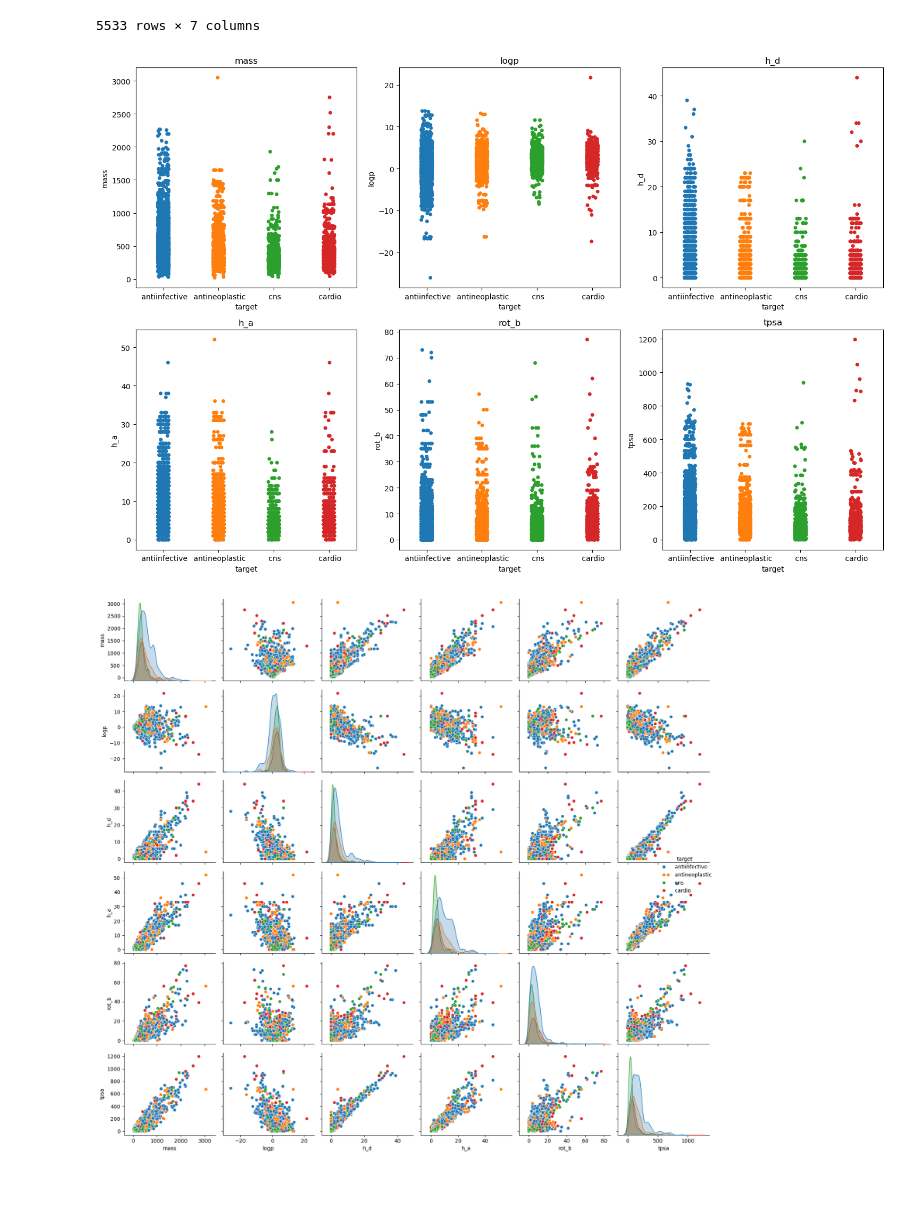
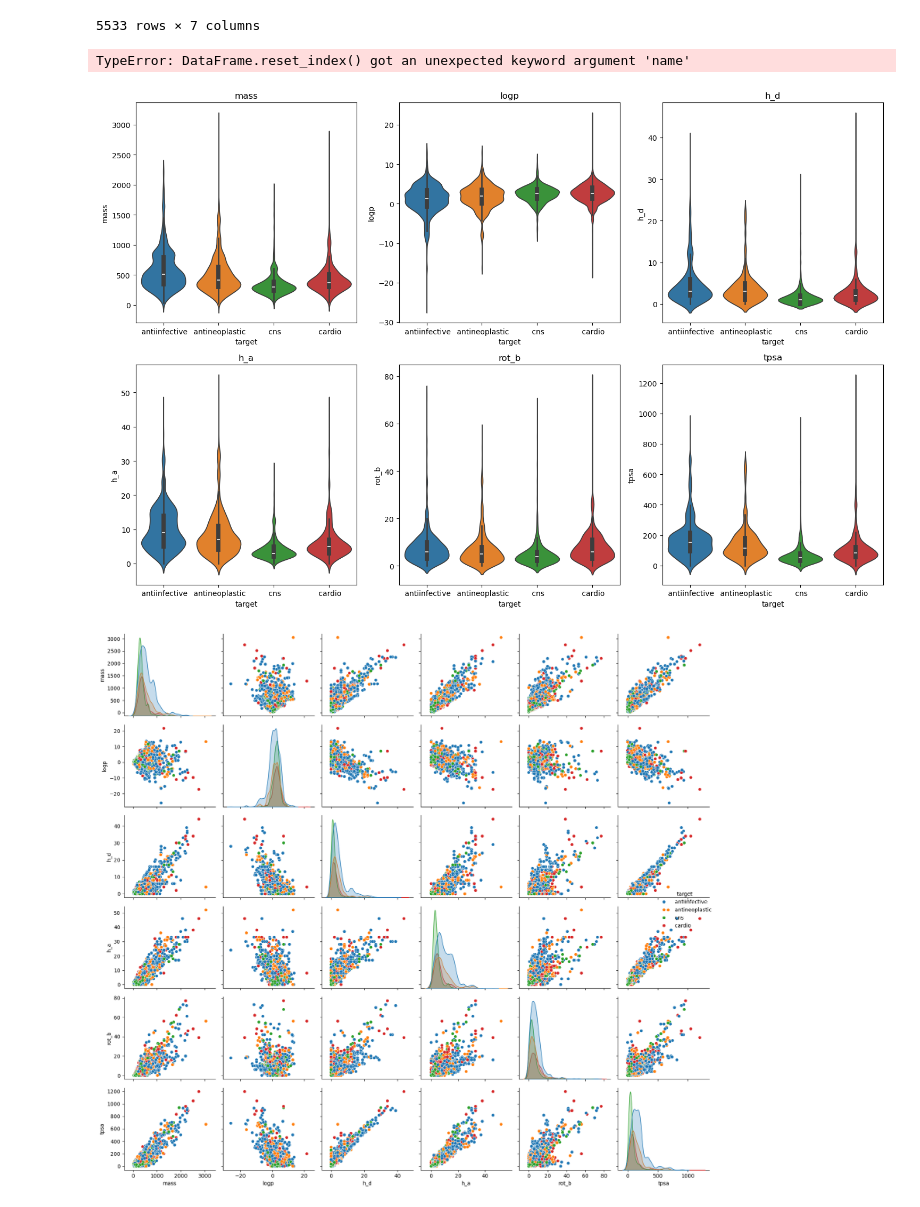
Before and after one commit to fkkarpinski/licencjat_git, a Jupyter notebook: notebook_drugs_prop.ipynb, the cells around one changed output. Saved outputs shown, nothing was run; the diff lists cells and outputs as text; code cells hidden in the pictures.

```diff
--- a/notebook_drugs_prop.ipynb
+++ b/notebook_drugs_prop.ipynb
@@ -5,10 +5,10 @@ import matplotlib.pyplot as plt
 
 seed = 8
 # %%
-df = pd.read_table("drugs_prop.txt", sep = ",")
-df.columns = df.columns.str.strip()
+data = pd.read_table("drugs_prop.txt", sep = ",")
+data.columns = data.columns.str.strip()
 
-df
+data
 # %% [output]
 |  | mass | logp | h_d | h_a | rot_b | tpsa | target |
 | 0 | 602.68 | 7.33 | 2 | 6 | 11 | 105.59 | antiinfective |
@@ -23,18 +23,30 @@ df
 | 5531 | 481.53 | 1.65 | 2 | 8 | 5 | 128.03 | antiinfective |
 | 5532 | 392.54 | 3.56 | 0 | 3 | 6 | 32.78 | cns |
 5533 rows × 7 columns
+# %%
+counts = data.groupby("target").count().reset_index(name="n")
+
+sns.barplot(data=counts, x="tags", y="n", palette="summer", hue="tags")
+plt.ylabel("Number of molecules")
+plt.xlabel("Target group")
+plt.title("Count per target")
+plt.xticks(rotation=90)
+plt.tight_layout()
+plt.show()
+# %% [output]
+TypeError: DataFrame.reset_index() got an unexpected keyword argument 'name'
 # %%
 features = ["mass", "logp", "h_d", "h_a", "rot_b", "tpsa"]
 plt.figure(figsize=(15, 10))
 for i, feature in enumerate(features, 1):
     plt.subplot(2, 3, i)
-    sns.stripplot(x="target", y=feature, data=df, hue="target", legend=False)
+    sns.violinplot(x="target", y=feature, data=df, hue="target", legend=False)
     plt.title(feature)
     plt.ylabel(feature)
 plt.tight_layout()
 plt.show()
 # %% [output]
-[figure, old version]
+[figure, new version]
 # %%
 g = sns.pairplot(df, hue="target")
 g._legend.set_title("target")
```
Also changed, not shown: 1 other file.
